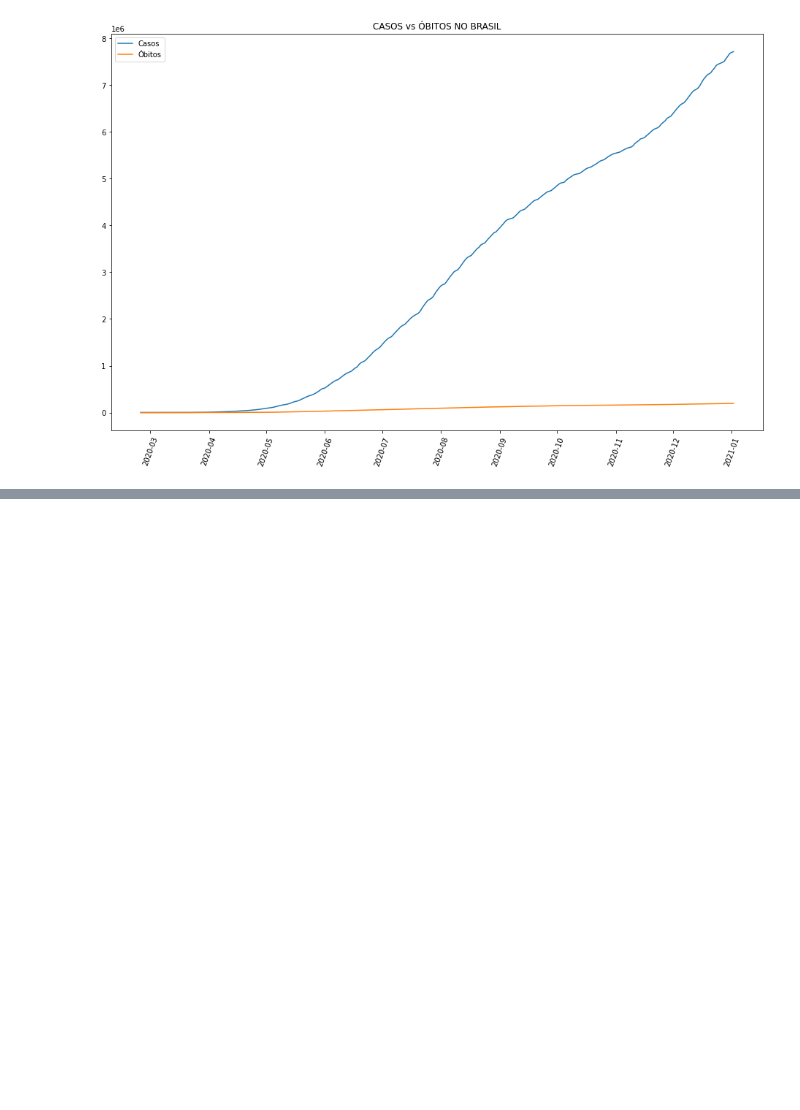
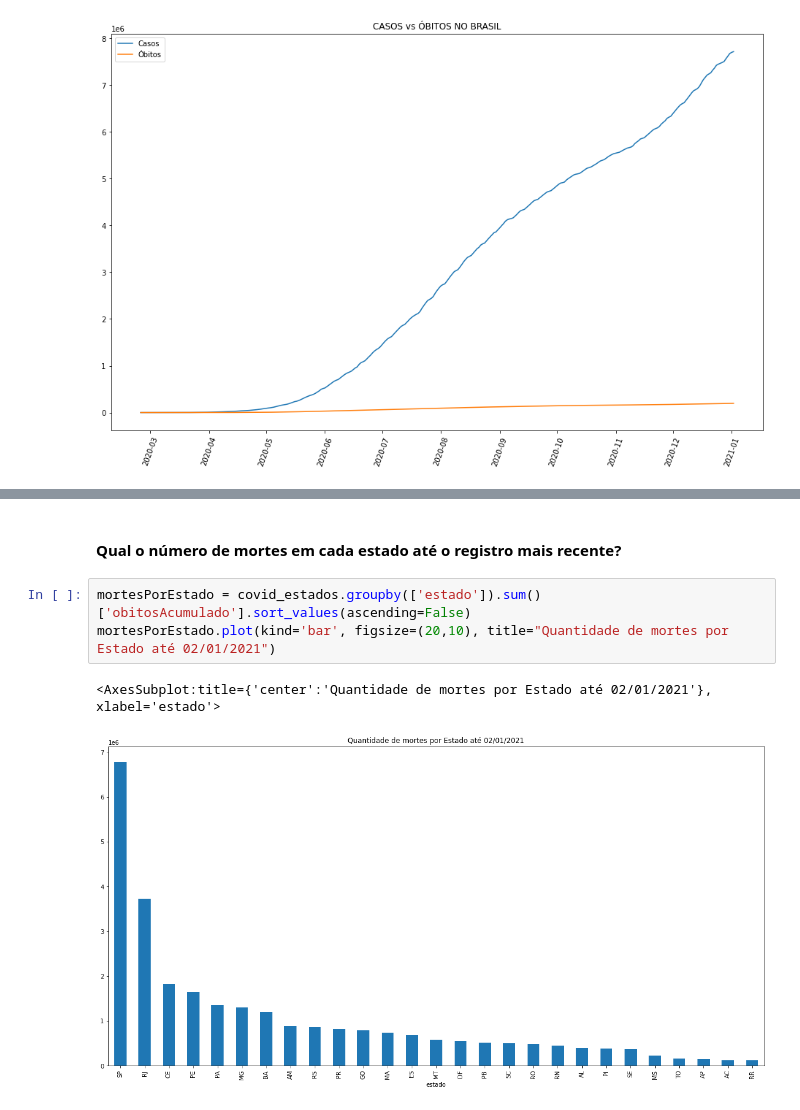
Before and after one commit to SilvioDaCol/Analise_COVID19, a Jupyter notebook: Analysis.ipynb, the cells around one changed output, grey strips where cells are left out. Cells and saved outputs as stored; diff of their text form; blank space fills up the shorter version.

```diff
--- a/Analysis.ipynb
+++ b/Analysis.ipynb
@@ -304,0 +314,8 @@ plt.legend()
+# %% [markdown]
+#### Qual o número de mortes em cada estado até o registro mais recente?
+# %%
+mortesPorEstado = covid_estados.groupby(['estado']).sum()['obitosAcumulado'].sort_values(ascending=False)
+mortesPorEstado.plot(kind='bar', figsize=(20,10), title="Quantidade de mortes por Estado até 02/01/2021")
+# %% [output]
+<AxesSubplot:title={'center':'Quantidade de mortes por Estado até 02/01/2021'}, xlabel='estado'>
+[figure, added]
```
Also changed, not shown: parts of 5 cells of this notebook, 1 other file.
